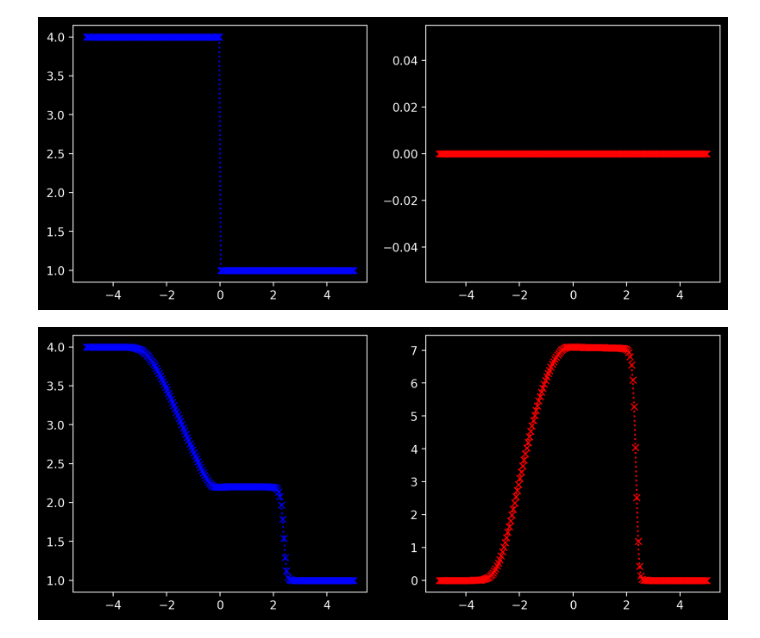
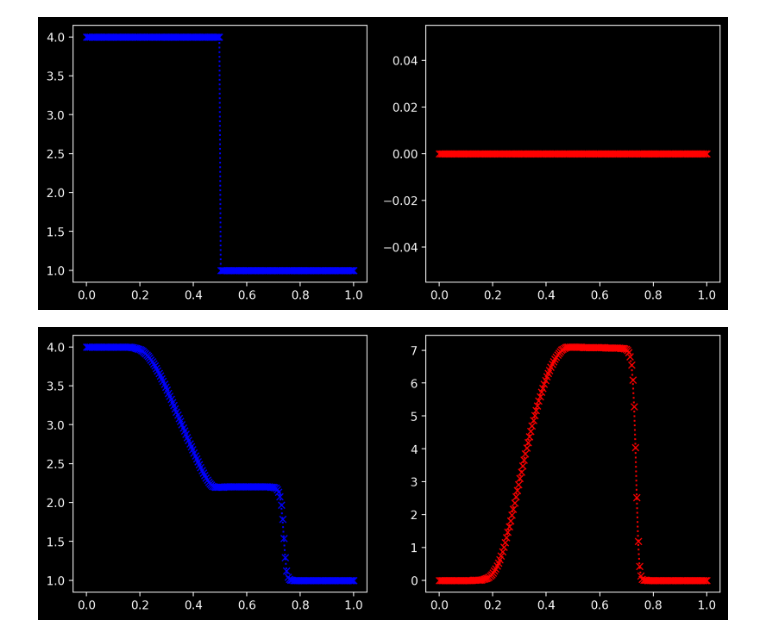
Before and after one commit to honzapulpan/fav-SNM2, a Jupyter notebook: notebooks/honza-test.ipynb, the cells around one changed output. Drawn from its saved outputs; the diff is of its cells as text; code cells hidden in the pictures.

```diff
--- a/notebooks/honza-test.ipynb
+++ b/notebooks/honza-test.ipynb
@@ -136,11 +136,12 @@ grav = 9.81
 # domain
 N = 200
 Nt = 400
-dx = 0.05
-dt = 0.001
+dx = 0.005
+dt = 0.0001
 dtdx = dt/dx
 
 x_start = -N/2*dx #-5.
+x_start = 0
 x = np.linspace(x_start, x_start + dx*N, N)
 
 
@@ -154,32 +155,32 @@ q_state[0,int(N/2):] = 1
 
 
 # problem_data
 problem_data = {'grav' : grav,
                'efix' : False}
 aux_l, aux_r = 0, 0
 
 plt.subplot(1, 2, 1)
 plt.plot(x, q_state[0,:], 'bx:')
 plt.subplot(1, 2, 2)
 plt.plot(x, q_state[1,:], 'rx:')
 plt.show()
 
 # run Roe solver
 for i in range(Nt):
     q_l = q_state[:,:-1]
     q_r = q_state[:,1:]
 
     #wave, s, amdq, apdq = shallow_roe_1D(q_l, q_r, aux_l, aux_r, problem_data)
     wave, s, amdq, apdq = shallow_hll_1D(q_l, q_r, aux_l, aux_r, problem_data)
 
     q_state[:,:-1] = q_state[:,:-1] - dtdx * amdq
     q_state[:,1:] = q_state[:,1:] - dtdx * apdq
 
 plt.subplot(1, 2, 1)
 plt.plot(x, q_state[0,:], 'bx:')
 plt.subplot(1, 2, 2)
 plt.plot(x, q_state[1,:], 'rx:')
 plt.show()
 # %% [output]
-[figure, old version]
+[figure, new version]
-[figure, old version]
+[figure, new version]
```
